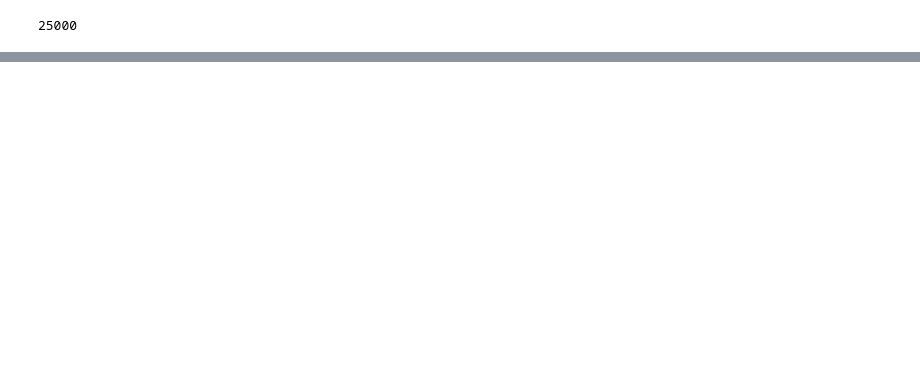
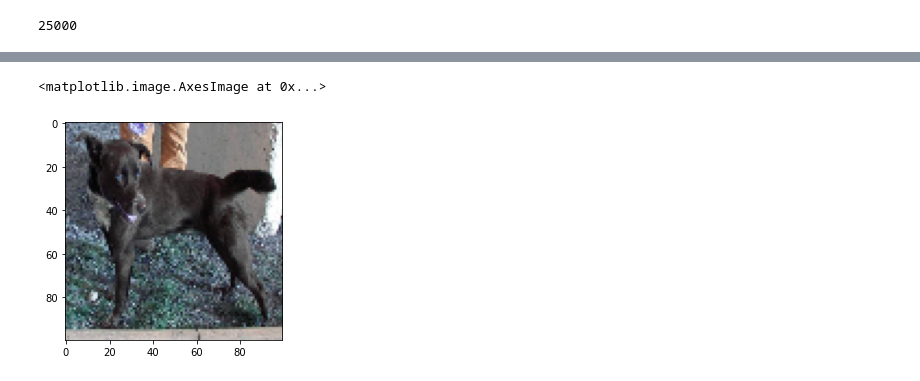
Before and after one commit to AwuahDarko/cat-dog-CNN, a Jupyter notebook: cat-dog-CNN.ipynb, the cells around one changed output, grey strips where cells are left out. Cells and saved outputs as stored; diff of their text form; code cells hidden in the pictures; blank space fills up the shorter version.

```diff
--- a/cat-dog-CNN.ipynb
+++ b/cat-dog-CNN.ipynb
@@ -37,3 +38,12 @@ for img in os.listdir(DIRECTORY):
     elif img.find("cat") > -1:
         data.append([img_arr, 0])
 #     plt.imshow(img_arr)
+# %%
+# for test data
+test_samples = []
+
+for img in os.listdir(TEST_DIRECTORY):
+    img_path = os.path.join(TEST_DIRECTORY, img)
+    img_arr = cv2.imread(img_path)
+    img_arr = cv2.resize(img_arr, (IMG_SIZE, IMG_SIZE))
+    test_samples.append(img_arr)
@@ -172,0 +244,5 @@ Epoch 8/10
+# %%
+plt.imshow(test_samples[1])
+# %% [output]
+<matplotlib.image.AxesImage at 0x...>
+[figure, added]
```
Also changed, not shown: parts of 21 cells of this notebook, 13 other files.
